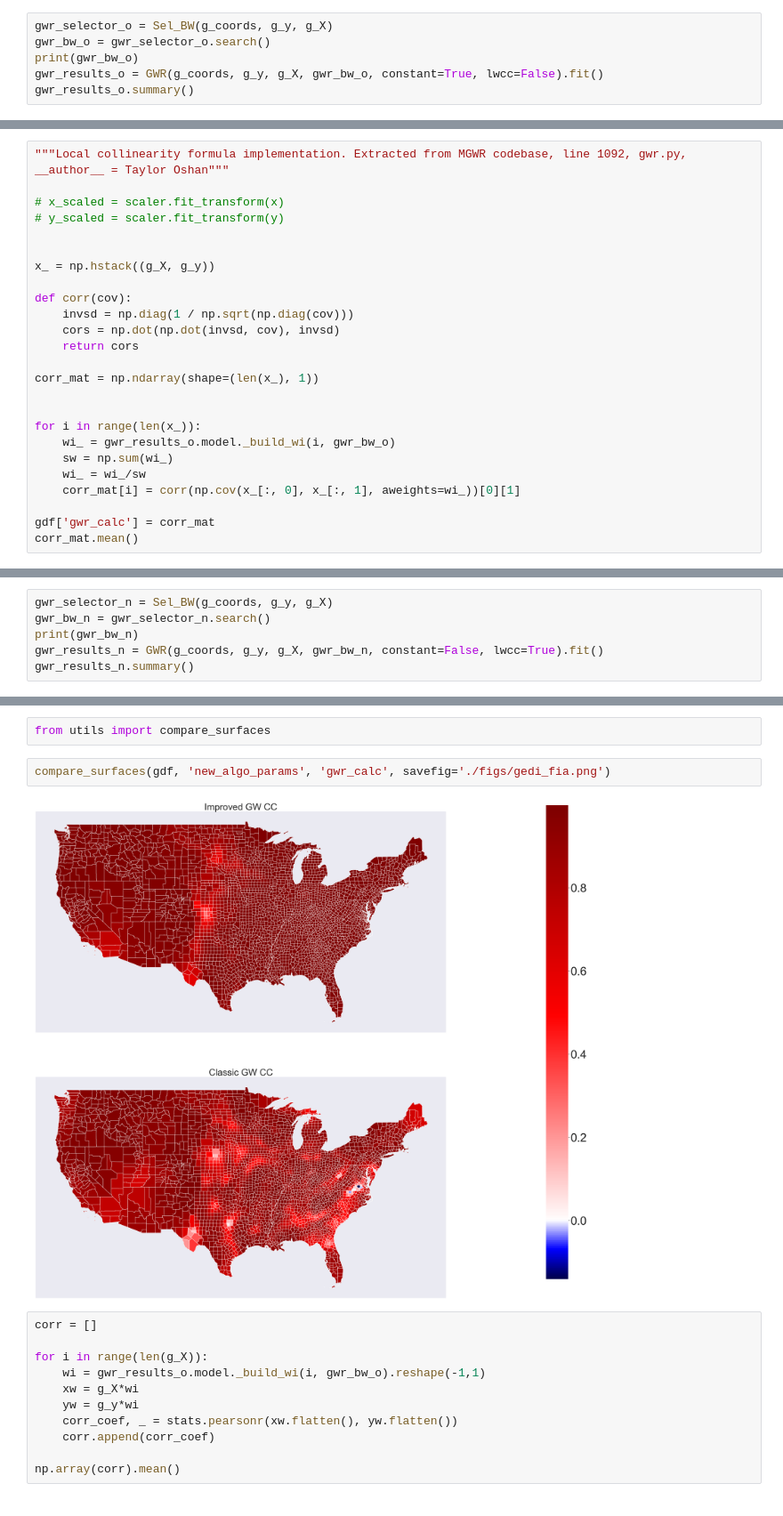
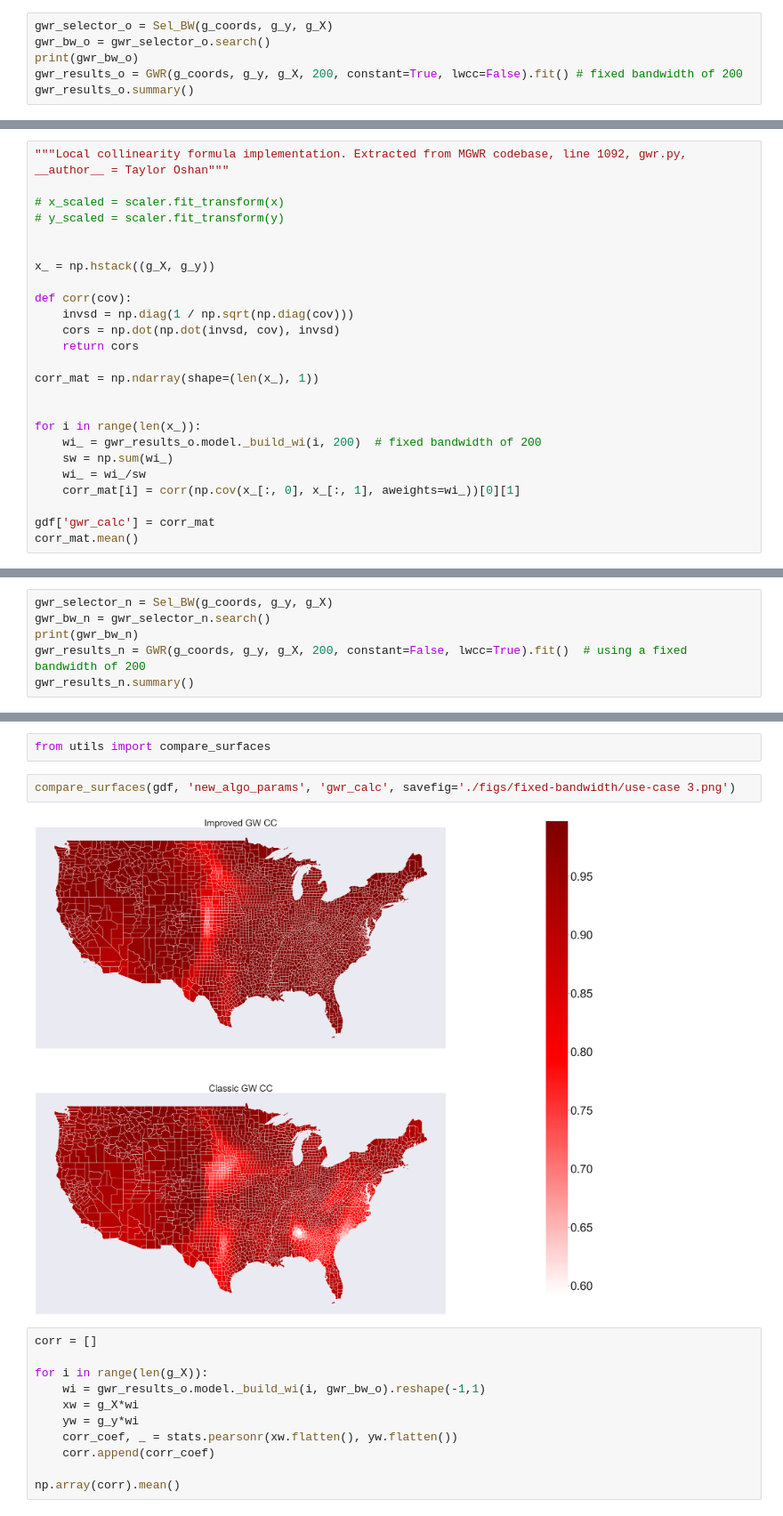
Before and after one commit to marquisvictor/GeogWCC, a Jupyter notebook: Use Case 3.ipynb, the cells around one changed output, grey strips where cells are left out. Shown at 89% size. Drawn from its saved outputs; the diff is of its cells as text.

Commit message:
use case 3 (gedi vs FIA) with fixed bandwidth of 200

```diff
--- a/Use Case 3.ipynb
+++ b/Use Case 3.ipynb
@@ -89,7 +89,7 @@ g_coords = list(zip(u,v))
 gwr_selector_o = Sel_BW(g_coords, g_y, g_X)
 gwr_bw_o = gwr_selector_o.search()
 print(gwr_bw_o)
-gwr_results_o = GWR(g_coords, g_y, g_X, gwr_bw_o, constant=True, lwcc=False).fit()
+gwr_results_o = GWR(g_coords, g_y, g_X, 200, constant=True, lwcc=False).fit() # fixed bandwidth of 200
 gwr_results_o.summary()
 # %% [output]
 46.0
@@ -127,7 +127,7 @@ corr_mat = np.ndarray(shape=(len(x_), 1))
 
 
 for i in range(len(x_)):
-    wi_ = gwr_results_o.model._build_wi(i, gwr_bw_o)
+    wi_ = gwr_results_o.model._build_wi(i, 200)  # fixed bandwidth of 200
     sw = np.sum(wi_)
     wi_ = wi_/sw
     corr_mat[i] = corr(np.cov(x_[:, 0], x_[:, 1], aweights=wi_))[0][1]
@@ -144,7 +144,7 @@ corr_mat.min()
 gwr_selector_n = Sel_BW(g_coords, g_y, g_X)
 gwr_bw_n = gwr_selector_n.search()
 print(gwr_bw_n)
-gwr_results_n = GWR(g_coords, g_y, g_X, gwr_bw_n, constant=False, lwcc=True).fit()
+gwr_results_n = GWR(g_coords, g_y, g_X, 200, constant=False, lwcc=True).fit()  # using a fixed bandwidth of 200
 gwr_results_n.summary()
 # %% [output]
 46.0
@@ -169,9 +169,9 @@ gdf['new_algo_params'] = gwr_results_n.params
 # %%
 from utils import compare_surfaces
 # %%
-compare_surfaces(gdf, 'new_algo_params', 'gwr_calc', savefig='./figs/gedi_fia.png')
+compare_surfaces(gdf, 'new_algo_params', 'gwr_calc', savefig='./figs/fixed-bandwidth/use-case 3.png')
 # %% [output]
-[figure, old version]
+[figure, new version]
 # %%
 corr = []
 
```
Also changed, not shown: parts of 4 cells of this notebook, 1 other file.
